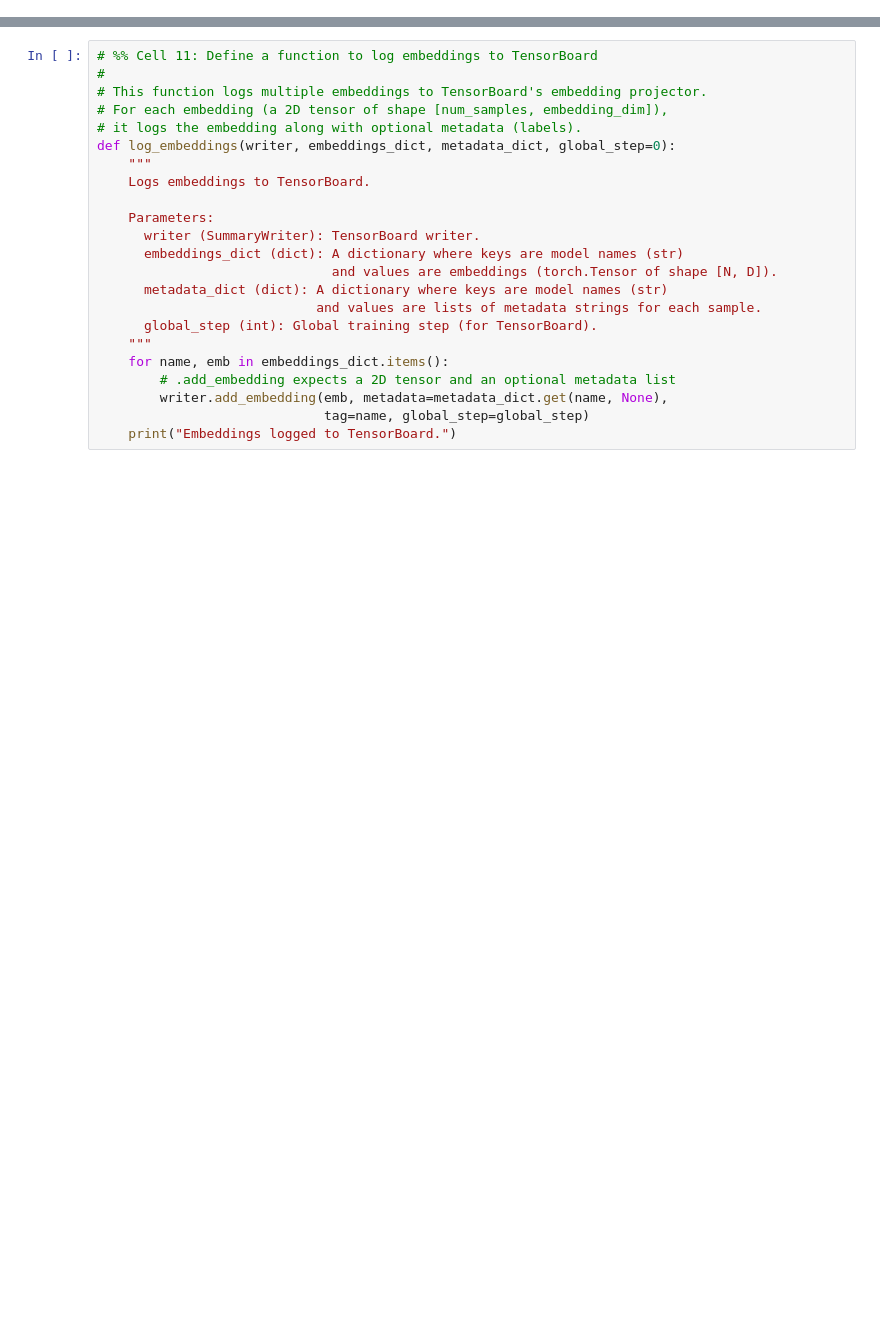
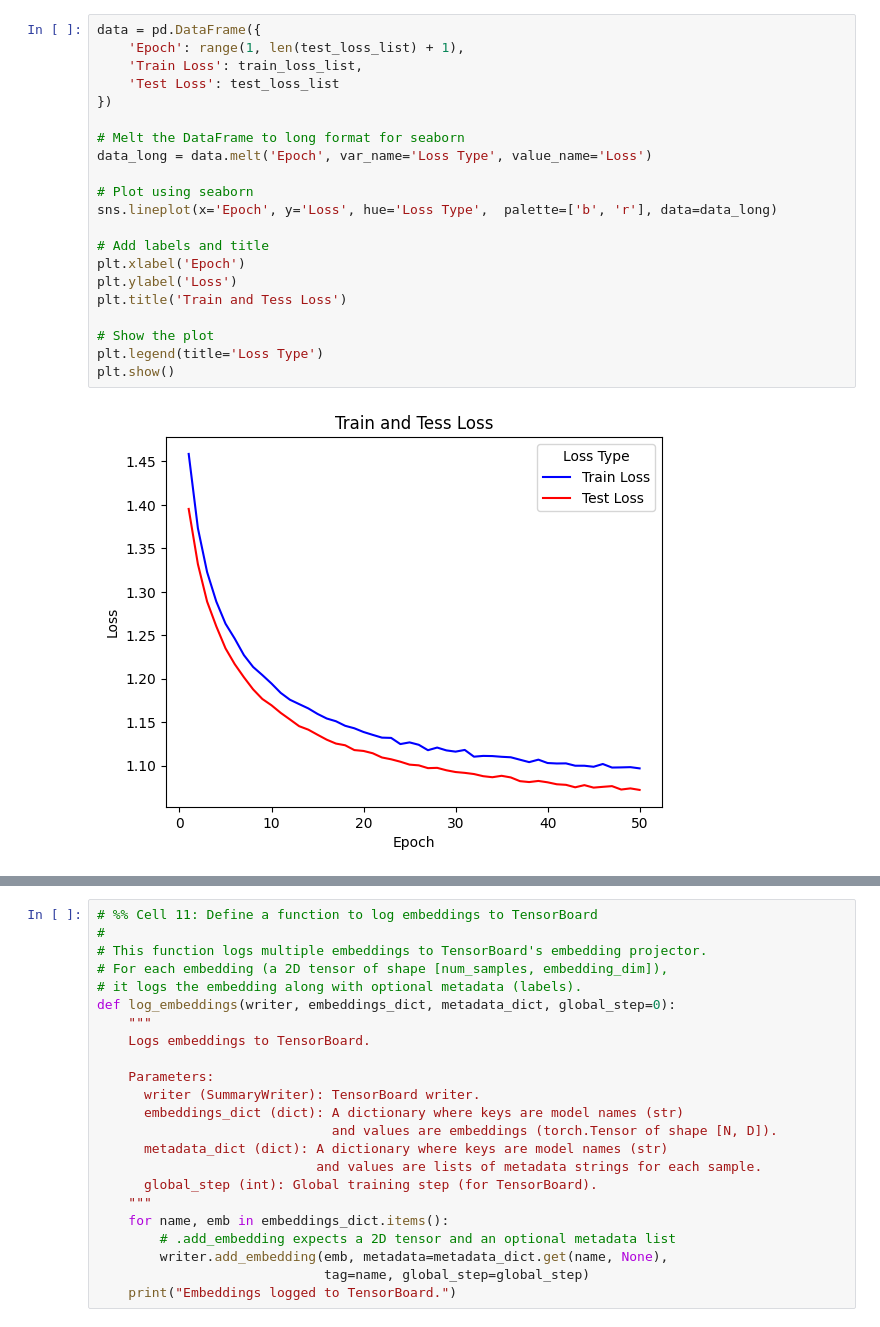
Before and after one commit to jessicayzhao/Museum-Art-Classification, a Jupyter notebook: PretrainedCNN.ipynb, the cells around one changed output, grey strips where cells are left out. Saved outputs shown, nothing was run; the diff lists cells and outputs as text; blank space fills up the shorter version.

```diff
--- a/PretrainedCNN.ipynb
+++ b/PretrainedCNN.ipynb
@@ -262,0 +227,23 @@ Finished training the pre‑trained (frozen) model.
+# %%
+data = pd.DataFrame({
+    'Epoch': range(1, len(test_loss_list) + 1),
+    'Train Loss': train_loss_list,
+    'Test Loss': test_loss_list
+})
+
+# Melt the DataFrame to long format for seaborn
+data_long = data.melt('Epoch', var_name='Loss Type', value_name='Loss')
+
+# Plot using seaborn
+sns.lineplot(x='Epoch', y='Loss', hue='Loss Type',  palette=['b', 'r'], data=data_long)
+
+# Add labels and title
+plt.xlabel('Epoch')
+plt.ylabel('Loss')
+plt.title('Train and Tess Loss')
+
+# Show the plot
+plt.legend(title='Loss Type')
+plt.show()
+# %% [output]
+[figure, added]
```
Also changed, not shown: parts of 26 cells of this notebook, 2 other files.
